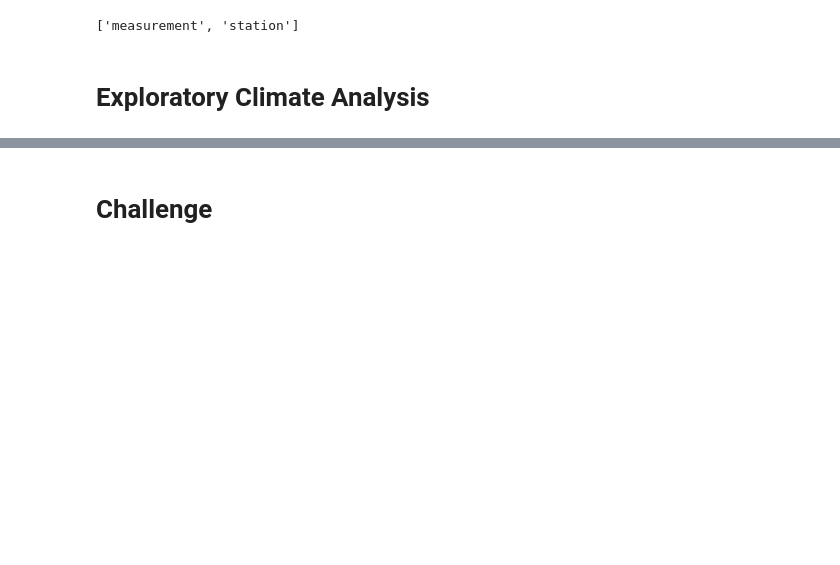
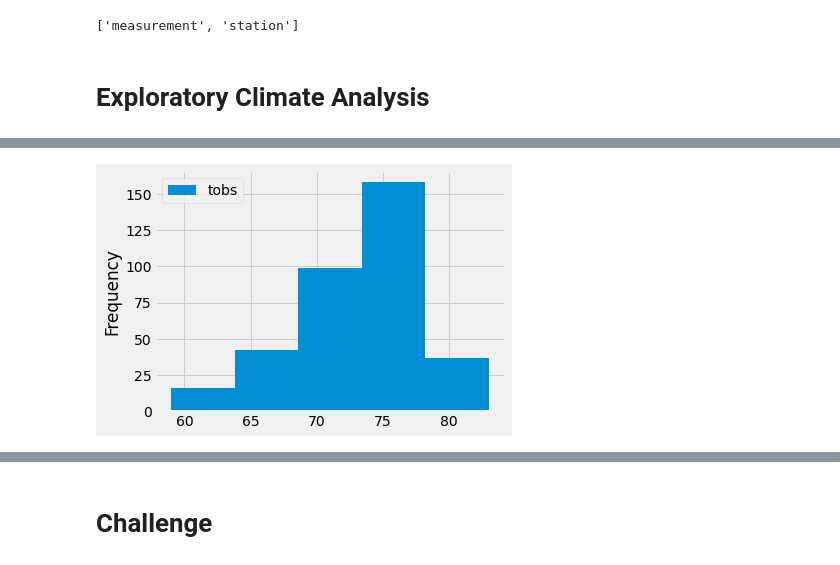
Before and after one commit to ericaguti/surfs_up, a Jupyter notebook: climate_analysis.ipynb, the cells around one changed output, grey strips where cells are left out. Saved outputs shown, nothing was run; the diff lists cells and outputs as text; code cells hidden in the pictures; blank space fills up the shorter version.

```diff
--- a/climate_analysis.ipynb
+++ b/climate_analysis.ipynb
@@ -65,0 +144,6 @@ session = Session(engine)
+# %%
+#Skill 5 bins
+df.plot.hist(bins=5)
+plt.tight_layout()
+# %% [output]
+[figure, added]
```
Also changed, not shown: parts of 7 cells of this notebook.
